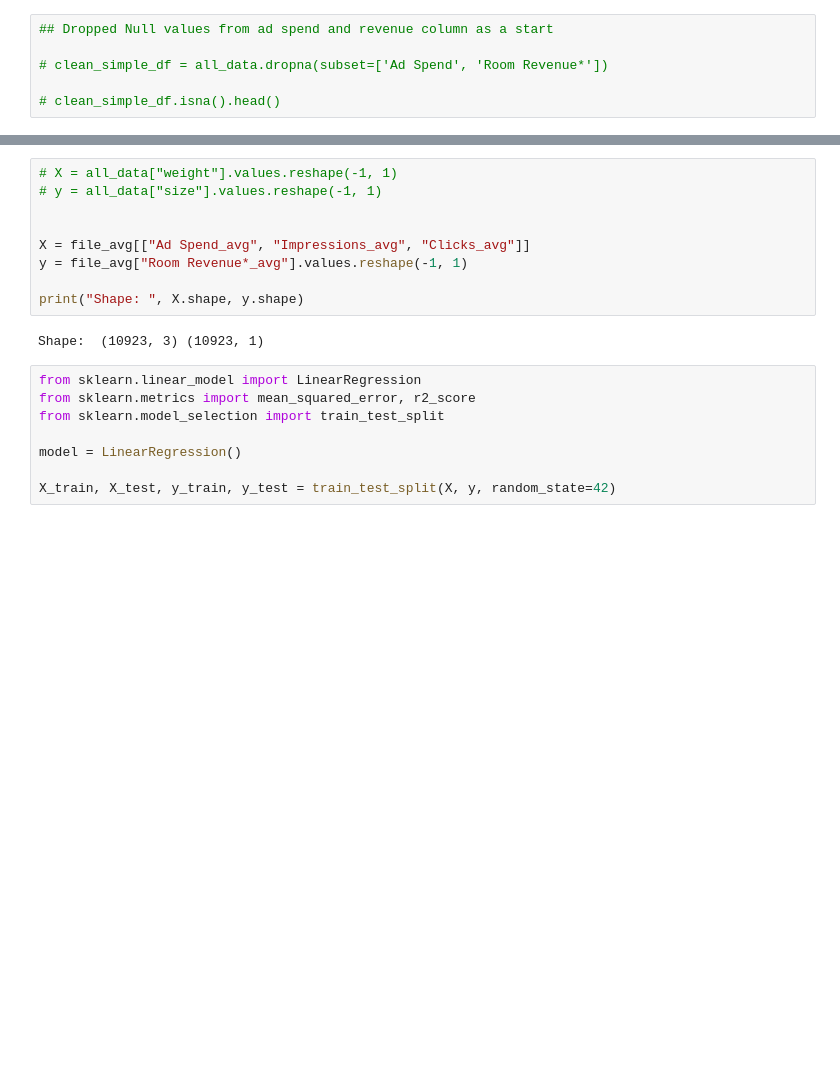
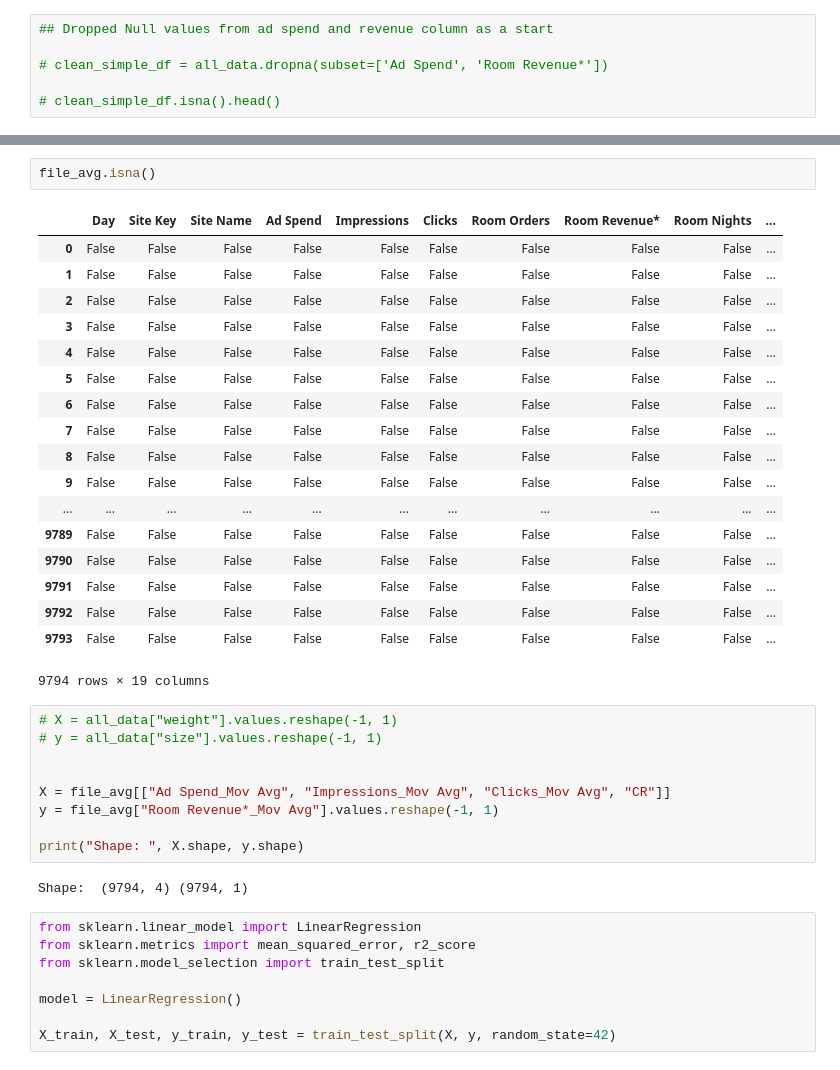
Before and after one commit to cbonfantep/Marketing-ROI-Prediction, a Jupyter notebook: All Models_Mov Avg.ipynb, the cells around one changed output, grey strips where cells are left out. Saved outputs shown, nothing was run; the diff lists cells and outputs as text; blank space fills up the shorter version.

```diff
--- a/All Models_Mov Avg.ipynb
+++ b/All Models_Mov Avg.ipynb
@@ -61,14 +88,35 @@ file_avg.isna().head()
+# %%
+file_avg.isna()
+# %% [output]
+|  | Day | Site Key | Site Name | Ad Spend | Impressions | Clicks | Room Orders | Room Revenue* | Room Nights | ... |
+| 0 | False | False | False | False | False | False | False | False | False | ... |
+| 1 | False | False | False | False | False | False | False | False | False | ... |
+| 2 | False | False | False | False | False | False | False | False | False | ... |
+| 3 | False | False | False | False | False | False | False | False | False | ... |
+| 4 | False | False | False | False | False | False | False | False | False | ... |
+| 5 | False | False | False | False | False | False | False | False | False | ... |
+| 6 | False | False | False | False | False | False | False | False | False | ... |
+| 7 | False | False | False | False | False | False | False | False | False | ... |
+| 8 | False | False | False | False | False | False | False | False | False | ... |
+| 9 | False | False | False | False | False | False | False | False | False | ... |
+| ... | ... | ... | ... | ... | ... | ... | ... | ... | ... | ... |
+| 9789 | False | False | False | False | False | False | False | False | False | ... |
+| 9790 | False | False | False | False | False | False | False | False | False | ... |
+| 9791 | False | False | False | False | False | False | False | False | False | ... |
+| 9792 | False | False | False | False | False | False | False | False | False | ... |
+| 9793 | False | False | False | False | False | False | False | False | False | ... |
+9794 rows × 19 columns
 # %%
 # X = all_data["weight"].values.reshape(-1, 1)
 # y = all_data["size"].values.reshape(-1, 1)
 
 
-X = file_avg[["Ad Spend_avg", "Impressions_avg", "Clicks_avg"]]
-y = file_avg["Room Revenue*_avg"].values.reshape(-1, 1)
+X = file_avg[["Ad Spend_Mov Avg", "Impressions_Mov Avg", "Clicks_Mov Avg", "CR"]]
+y = file_avg["Room Revenue*_Mov Avg"].values.reshape(-1, 1)
 
 print("Shape: ", X.shape, y.shape)
 # %% [output]
-Shape:  (10923, 3) (10923, 1)
+Shape:  (9794, 4) (9794, 1)
 # %%
 from sklearn.linear_model import LinearRegression
 from sklearn.metrics import mean_squared_error, r2_score
```
Also changed, not shown: parts of 12 cells of this notebook, 1 other file.
